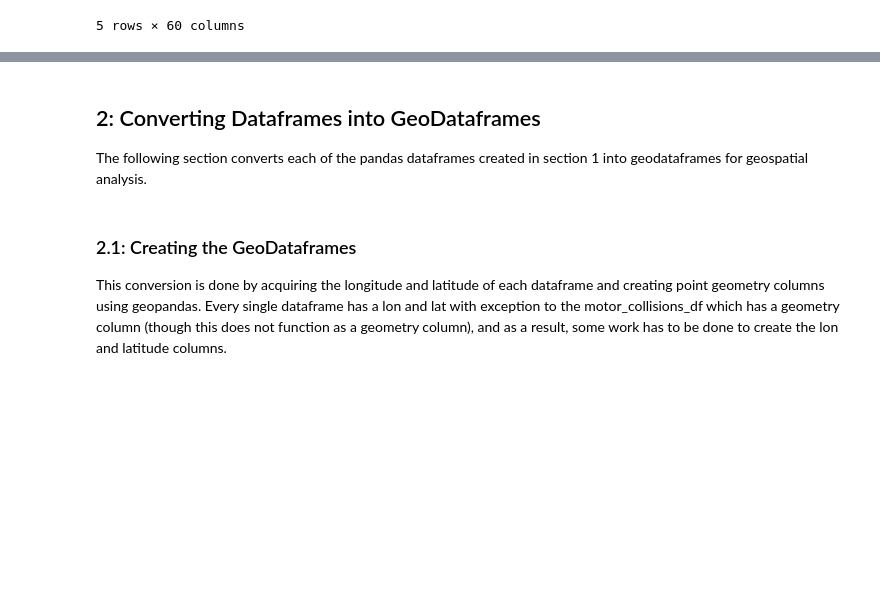
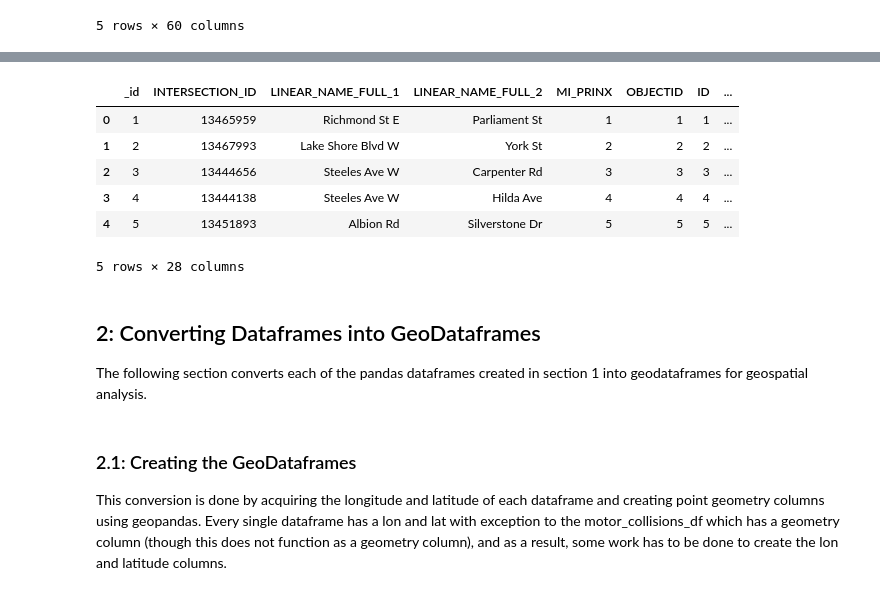
Before and after one commit to nadiamohsin/DEADLY-COLLISION-PROJECT, a Jupyter notebook: Motor Collisions and Traffic Volumes Data Pipeline.ipynb, the cells around one changed output, grey strips where cells are left out. Cells and saved outputs as stored; diff of their text form; code cells hidden in the pictures; blank space fills up the shorter version.

```diff
--- a/Motor Collisions and Traffic Volumes Data Pipeline.ipynb
+++ b/Motor Collisions and Traffic Volumes Data Pipeline.ipynb
@@ -138,3 +204,17 @@ vol_00to09.head()
+# %%
+red_light_cameras_gdf = gpd.read_file('Red Light Cameras Data.geojson')
+
+# Convert the Timestamp column to string in red_light_cameras_gdf
+red_light_cameras_gdf['ACTIVATION_DATE'] = red_light_cameras_gdf['ACTIVATION_DATE'].astype(str)
+red_light_cameras_gdf.head()
+# %% [output]
+|  | _id | INTERSECTION_ID | LINEAR_NAME_FULL_1 | LINEAR_NAME_FULL_2 | MI_PRINX | OBJECTID | ID | ... |
+| 0 | 1 | 13465959 | Richmond St E | Parliament St | 1 | 1 | 1 | ... |
+| 1 | 2 | 13467993 | Lake Shore Blvd W | York St | 2 | 2 | 2 | ... |
+| 2 | 3 | 13444656 | Steeles Ave W | Carpenter Rd | 3 | 3 | 3 | ... |
+| 3 | 4 | 13444138 | Steeles Ave W | Hilda Ave | 4 | 4 | 4 | ... |
+| 4 | 5 | 13451893 | Albion Rd | Silverstone Dr | 5 | 5 | 5 | ... |
+5 rows × 28 columns
 # %% [markdown]
 ## 2: Converting Dataframes into GeoDataframes
 The following section converts each of the pandas dataframes created in section 1 into geodataframes for geospatial analysis.
```
Also changed, not shown: parts of 44 cells of this notebook.
